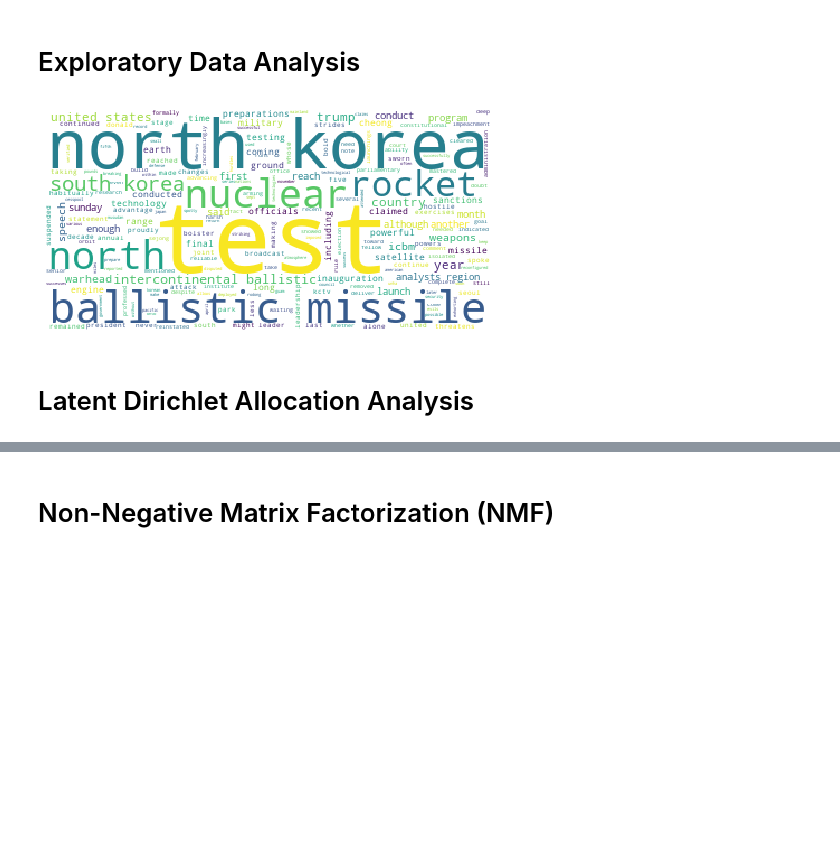
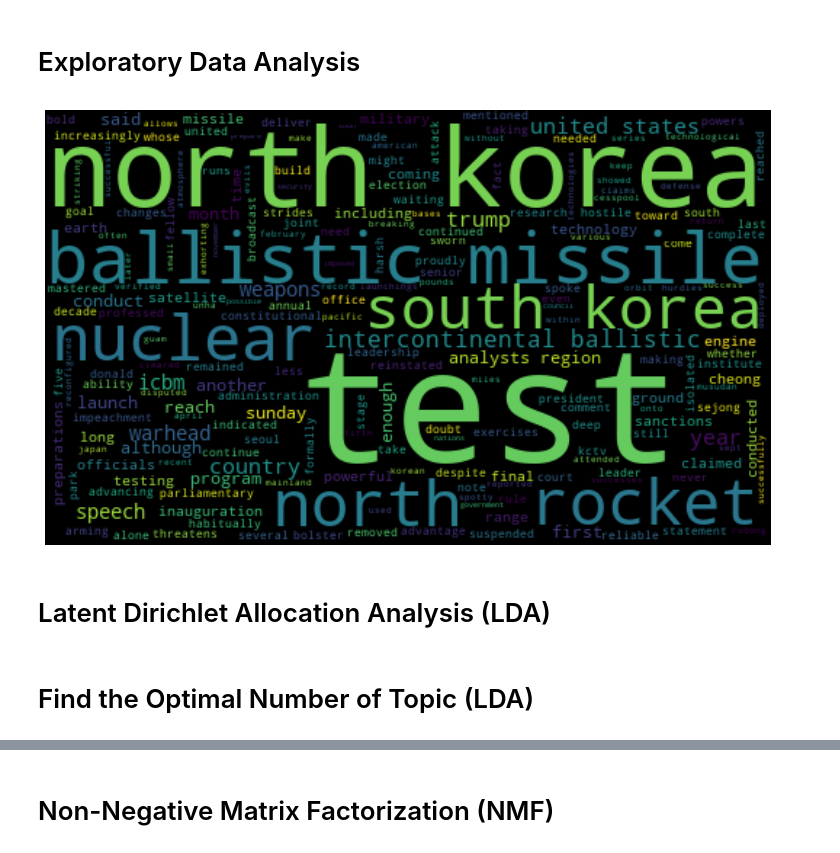
Before and after one commit to koayst/rp_nlp, a Jupyter notebook: NLP-Assignment-KoaySengTian.ipynb, the cells around one changed output, grey strips where cells are left out. Drawn from its saved outputs; the diff is of its cells as text; code cells hidden in the pictures; blank space fills up the shorter version.

```diff
--- a/NLP-Assignment-KoaySengTian.ipynb
+++ b/NLP-Assignment-KoaySengTian.ipynb
@@ -111,6 +110,7 @@ docs = pd.DataFrame(df.content.apply(lambda x: remove_custom_stopwords(x)))
 docs = pd.DataFrame(docs.content.apply(lambda x: clean_text(x)))
 # %%
-docs = docs.content.values
+# convert to a list
+docs = docs.content.tolist()
 type(docs)
-docs.shape
+len(docs)
 # %% [output]
@@ -126,19 +126,19 @@ docs[4]
 # %%
 # generate word cloud
 def showWordCloud(texts):
     words = ','.join(list(texts))
 
     # show it as wordCloud
-    wordcloud = WordCloud(background_color="white", max_words=5000, contour_width=3, contour_color='steelblue')
+    wordcloud = WordCloud(width=500, height=300, max_words=5000)
     wordcloud.generate(words)
 
-    plt.figure(figsize=(8, 8))
+    plt.figure(figsize=(13, 10))
     plt.axis('off')
-    plt.imshow(wordcloud.to_image())
+    plt.imshow(wordcloud.to_image(), interpolation="bilinear")
 
 showWordCloud(docs[4].split())
 # %% [output]
-[figure, old version]
+[figure, new version]
 # %%
 # extracted from NLP lab exercise
 # also same function can be found in scikit-learn website
@@ -148,7 +148,7 @@ def display_topic(model, feature_names, no_top_words):
         print(" ".join([feature_names[i] for i in topic.argsort()[:-no_top_words - 1:-1]]))
         print()
 # %% [markdown]
-# Latent Dirichlet Allocation Analysis
+# Latent Dirichlet Allocation Analysis (LDA)
 # %%
 # LDA
 
@@ -161,2 +163,4 @@ vectorizer = CountVectorizer(analyzer='word',
 
 data_vectorized = vectorizer.fit_transform(docs)
+# %% [markdown]
+# Find the Optimal Number of Topic (LDA)
```
Also changed, not shown: parts of 48 cells of this notebook, 1 other file.
